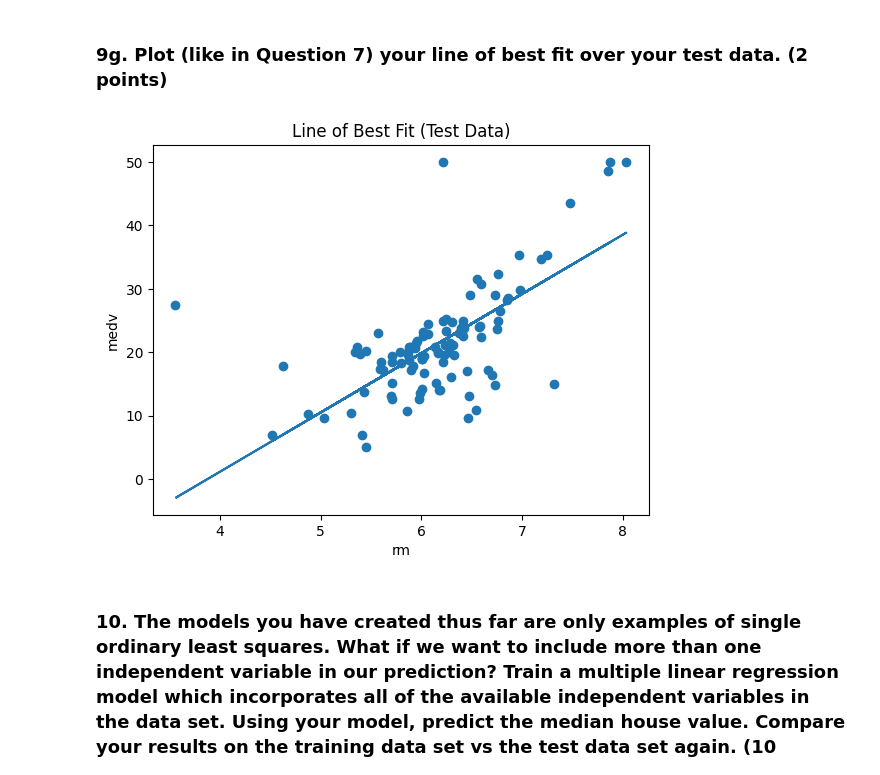
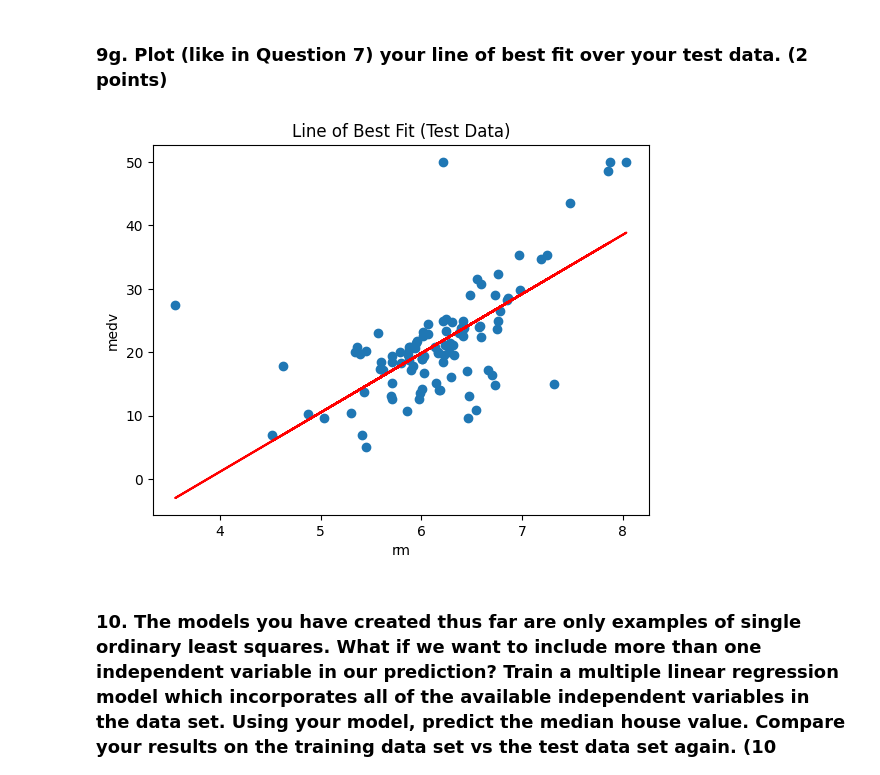
Before and after one commit to james-torgerson/DS_3025_project_2, a Jupyter notebook: project2_studentcopy.ipynb, the cells around one changed output. Drawn from its saved outputs; the diff is of its cells as text; code cells hidden in the pictures.

```diff
--- a/project2_studentcopy.ipynb
+++ b/project2_studentcopy.ipynb
@@ -535,21 +514,21 @@ plt.show()
 # %%
 # Plot here
 
 
 plt.scatter(X_test, y_test)
 
 # predicted line
 y_hat_test = beta_0 + beta_1 * X_test.values.flatten()
 
-plt.plot(X_test, y_hat_test)
+plt.plot(X_test, y_hat_test, 'r')
 
 plt.xlabel("rm")
 plt.ylabel("medv")
 plt.title("Line of Best Fit (Test Data)")
 
 plt.show()
 # %% [output]
-[figure, old version]
+[figure, new version]
 # %% [markdown]
 ### 10. The models you have created thus far are only examples of single ordinary least squares. What if we want to include more than one independent variable in our prediction? Train a multiple linear regression model which incorporates all of the available independent variables in the data set. Using your model, predict the median house value. Compare your results on the training data set vs the test data set again. **(10 points)**
 
```
Also changed, not shown: parts of 9 cells of this notebook.
